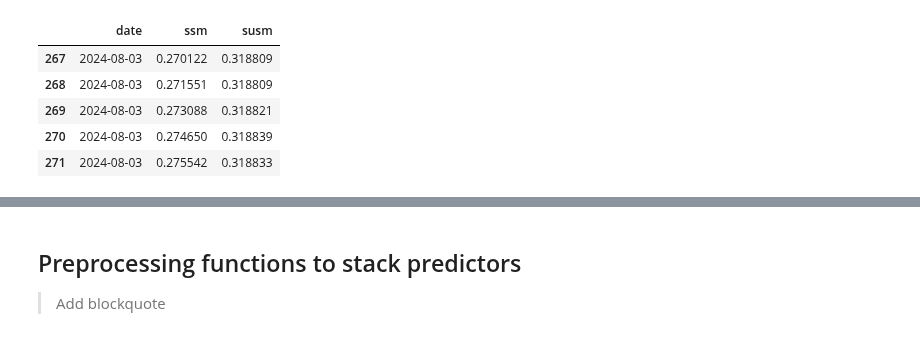
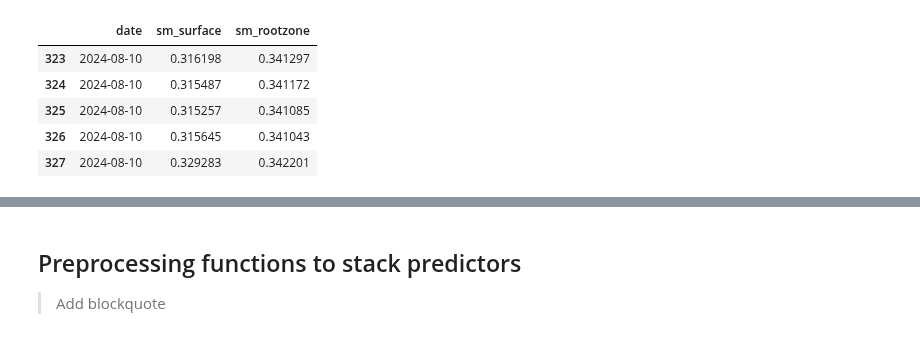
Before and after one commit to top-data/Soil_moisture, a Jupyter notebook: SM_inputs4model_updated_satellites.ipynb, the cells around one changed output, grey strips where cells are left out. Saved outputs shown, nothing was run; the diff lists cells and outputs as text; code cells hidden in the pictures.

Commit message:
Image to dataframe conversion added.

```diff
--- a/SM_inputs4model_updated_satellites.ipynb
+++ b/SM_inputs4model_updated_satellites.ipynb
@@ -8,14 +8,17 @@ ee.Initialize(project='ee-mhdsaki')
 # %%
 import pandas as pd
 
-# Initialize the Earth Engine module
-ee.Initialize()
+def image_to_df(sat_product, bands, gps, dates):
+    """
+    Inputs: satellite data product, desired bands, gps, date
+    Output: pandas dataframe with selected bands and date
+    Returns:
 
-def get_smap_data():
+    """
     # Define the ImageCollection
-    SMAP = ee.ImageCollection("NASA/SMAP/SPL4SMGP/007") \
-              .select(['sm_surface', 'sm_rootzone']) \
-              .filterDate('2024-07-01', '2024-08-14')
+    image = ee.ImageCollection(sat_product) \
+              .select(bands) \
+              .filterDate(dates[0], dates[1])
 
     # Define a global bounding box geometry
     global_geometry = ee.Geometry.Polygon(
@@ -26,47 +29,51 @@ def get_smap_data():
     local_geometry = ee.Geometry.Rectangle([30, -10, 40, 10])
 
     # Define a single geometry
-    single_geometry = ee.Geometry.Point([149.2659, -30.0996])
+    single_geometry = ee.Geometry.Point(gps)
 
     # Function to extract the date and mean values of 'ssm' and 'susm'
     def image_to_dict(image):
         # Get the date of the image
         date = ee.Date(image.get('system:time_start')).format('YYYY-MM-dd')
         # Get the mean soil moisture values over the global geometry
         stats = image.reduceRegion(
             reducer=ee.Reducer.mean(),
             geometry=single_geometry, # or local_geometry # or global_geometry
             scale=10000,
             maxPixels=1e9
         )
         return ee.Feature(None, {
             'date': date,
-            'ssm': stats.get('sm_surface'),
-            'susm': stats.get('sm_rootzone')
+            bands[0]: stats.get(bands[0]),
+            bands[1]: stats.get(bands[1])
         })
 
     # Map the function over the ImageCollection
-    smap_features = SMAP.map(image_to_dict)
+    data_features = image.map(image_to_dict)
 
     # Convert the ImageCollection to a FeatureCollection, then to a list of dictionaries
-    smap_dicts = smap_features.getInfo()['features']
+    smap_dicts = data_features.getInfo()['features']
 
     # Convert to pandas DataFrame
-    smap_data = [{'date': f['properties']['date'],
-                  'ssm': f['properties']['ssm'],
-                  'susm': f['properties']['susm']} for f in smap_dicts]
+    data_dict = [{'date': f['properties']['date'],
+                  bands[0]: f['properties'][bands[0]],
+                  bands[1]: f['properties'][bands[1]]} for f in smap_dicts]
 
-    df = pd.DataFrame(smap_data)
+    df = pd.DataFrame(data_dict)
 
     return df
 
 # Example usage
-smap_df = get_smap_data()
+sat_product = 'NASA/SMAP/SPL4SMGP/007'
+bands = ['sm_surface', 'sm_rootzone']
+gps = [149.2659, -30.0996]
+dates = ['2024-07-01', '2024-08-14']
+smap_df = image_to_df(sat_product, bands, gps, dates)
 smap_df.tail()
 # %% [output]
-|  | date | ssm | susm |
-| 267 | 2024-08-03 | 0.270122 | 0.318809 |
-| 268 | 2024-08-03 | 0.271551 | 0.318809 |
-| 269 | 2024-08-03 | 0.273088 | 0.318821 |
-| 270 | 2024-08-03 | 0.274650 | 0.318839 |
-| 271 | 2024-08-03 | 0.275542 | 0.318833 |
+|  | date | sm_surface | sm_rootzone |
+| 323 | 2024-08-10 | 0.316198 | 0.341297 |
+| 324 | 2024-08-10 | 0.315487 | 0.341172 |
+| 325 | 2024-08-10 | 0.315257 | 0.341085 |
+| 326 | 2024-08-10 | 0.315645 | 0.341043 |
+| 327 | 2024-08-10 | 0.329283 | 0.342201 |
```
Also changed, not shown: parts of 1 cell of this notebook.
